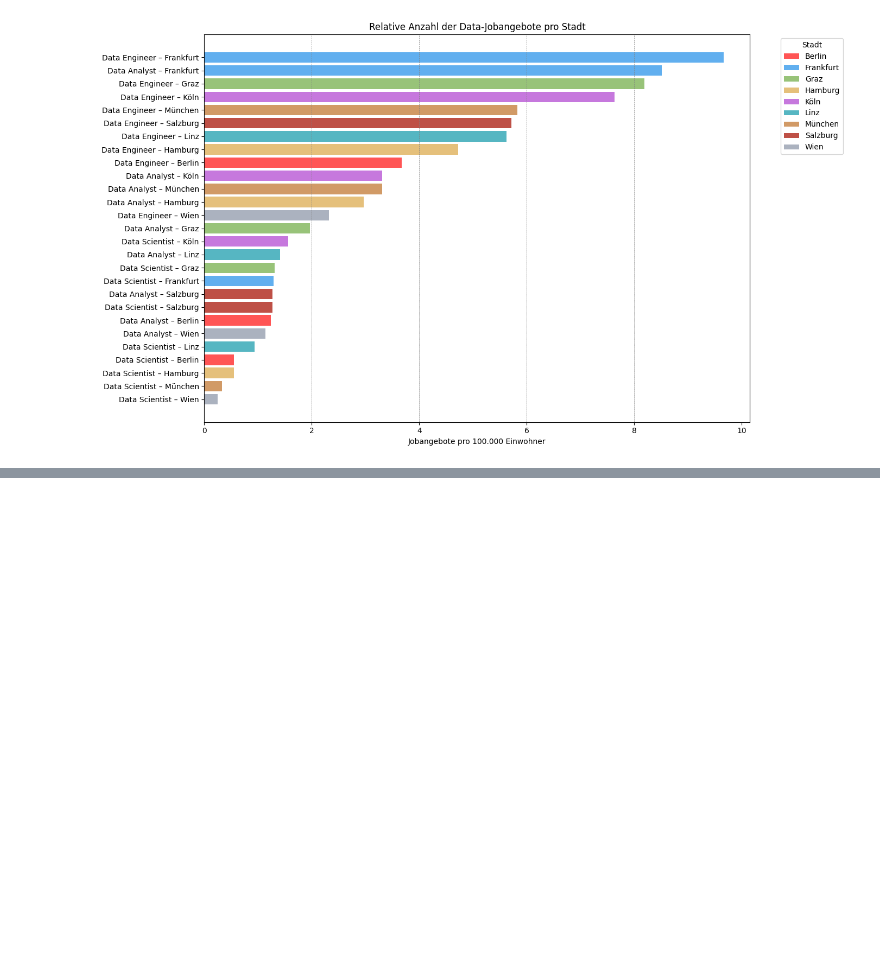
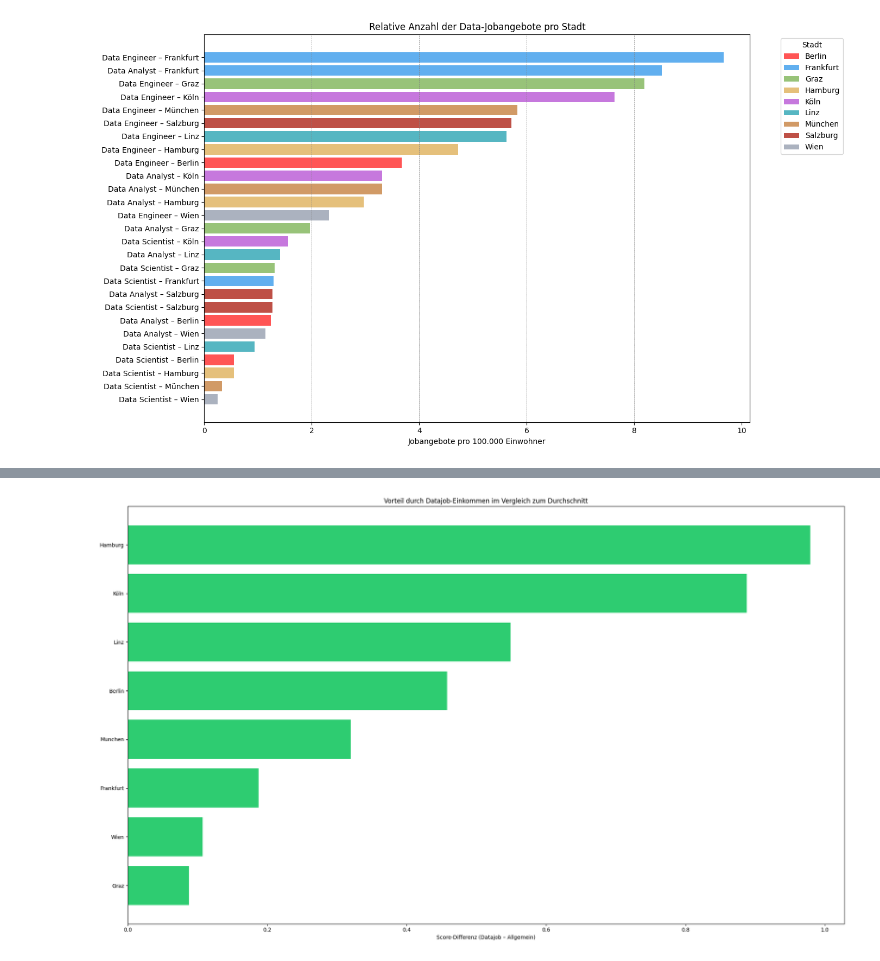
Before and after one commit to hamulicemir/bdeng-project, a Jupyter notebook: prj/notebooks/Analysis.ipynb, the cells around one changed output, grey strips where cells are left out. Saved outputs shown, nothing was run; the diff lists cells and outputs as text; code cells hidden in the pictures; blank space fills up the shorter version.

```diff
--- a/prj/notebooks/Analysis.ipynb
+++ b/prj/notebooks/Analysis.ipynb
@@ -169,3 +169,77 @@ plt.tight_layout()
 plt.show()
 # %% [output]
 [figure]
+# %%
+# Score-Differenz: Data-Professionals vs. Durchschnittseinkommen
+### Wo lohnen sich Data-Jobs besonders?
+import pandas as pd
+import matplotlib.pyplot as plt
+
+# Daten laden
+cost_of_living_df = pd.read_csv("../output/CostOfLivingAPI.csv")
+scraped_jobs_df = pd.read_csv("../output/ScrapedJobOffersAllCleaned.csv")
+## Brutto -> Netto Umrechnung
+scraped_jobs_df["annual_salary_netto"] = scraped_jobs_df.apply(
+    lambda row: row["annual_salary"] * 0.62 if row["country"].lower() == "austria"
+    else row["annual_salary"] * 0.62 if row["country"].lower() == "germany"
+    else None,
+    axis=1
+)
+## Städte und Länder vereinheitlichen
+scraped_jobs_df["city"] = scraped_jobs_df["city"].str.strip().str.title()
+scraped_jobs_df["country"] = scraped_jobs_df["country"].str.strip().str.lower()
+cost_of_living_df["city"] = cost_of_living_df["city"].str.strip().str.title()
+cost_of_living_df["country"] = cost_of_living_df["country"].str.strip().str.lower()
+## Durchschnittliches Netto-Datajob-Gehalt pro Stadt
+avg_netto_scraped = scraped_jobs_df.groupby(["city", "country"], as_index=False)[
+    "annual_salary_netto"].mean().rename(columns={"annual_salary_netto": "avg_datajob_netto"})
+## Lebenshaltungskosten berechnen
+cost_of_living_df["total_costs"] = (
+        cost_of_living_df["apt1_city_centre"] +
+        cost_of_living_df["ticket_monthly"] +
+        cost_of_living_df["utilities"] +
+        cost_of_living_df["internet"]
+)
+cost_of_living_df["score_allgemein"] = cost_of_living_df["net_salary"] / cost_of_living_df["total_costs"]
+# Merge der beiden Quellen
+merged_df = pd.merge(cost_of_living_df, avg_netto_scraped, how="inner", on=["city", "country"])
+
+
+## Monatsberechnung nach Land
+def compute_monthly_netto(row):
+    if row["country"] == "austria":
+        return row["avg_datajob_netto"] / 12
+    elif row["country"] == "germany":
+        return row["avg_datajob_netto"] / 12
+    else:
+        return None
+
+
+merged_df["monthly_datajob_netto"] = merged_df.apply(compute_monthly_netto, axis=1)
+## Score für Datajob auf Monatsbasis
+merged_df["score_datajob"] = merged_df["monthly_datajob_netto"] / merged_df["total_costs"]
+## Ranking-Tabelle
+ranking_df = merged_df.sort_values("score_datajob", ascending=False)[[
+    "city", "country", "net_salary", "monthly_datajob_netto", "total_costs", "score_allgemein", "score_datajob"
+]]
+display(ranking_df)
+## Visualisierung der Top 10
+# Differenz berechnen
+merged_df["score_diff"] = merged_df["score_datajob"] - merged_df["score_allgemein"]
+
+# Sortiert nach größter positiver Differenz
+top_diff = merged_df.sort_values("score_diff", ascending=False).head(8)
+
+# Farben nach Vorzeichen
+colors = ['#2ECC71' if val >= 0 else '#E74C3C' for val in top_diff["score_diff"]]
+
+# Plot
+plt.figure(figsize=(20, 12))
+plt.barh(top_diff["city"], top_diff["score_diff"], color=colors)
+plt.xlabel("Score-Differenz (Datajob – Allgemein)")
+plt.title("Vorteil durch Datajob-Einkommen im Vergleich zum Durchschnitt")
+plt.axvline(0, color='gray', linewidth=1)
+plt.gca().invert_yaxis()
+plt.tight_layout()
+plt.show()
+# %% [output]
@@ -171,0 +256 @@ plt.show()
+[figure, added]
```
Also changed, not shown: parts of 1 cell of this notebook.
